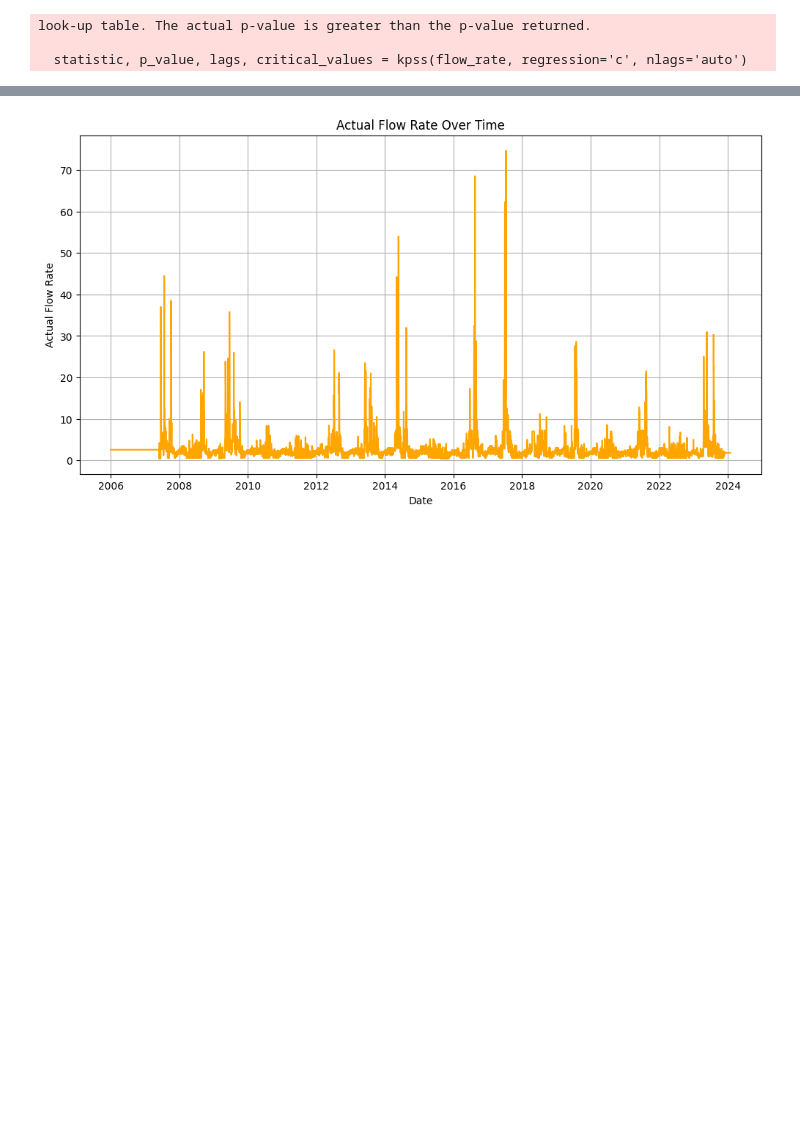
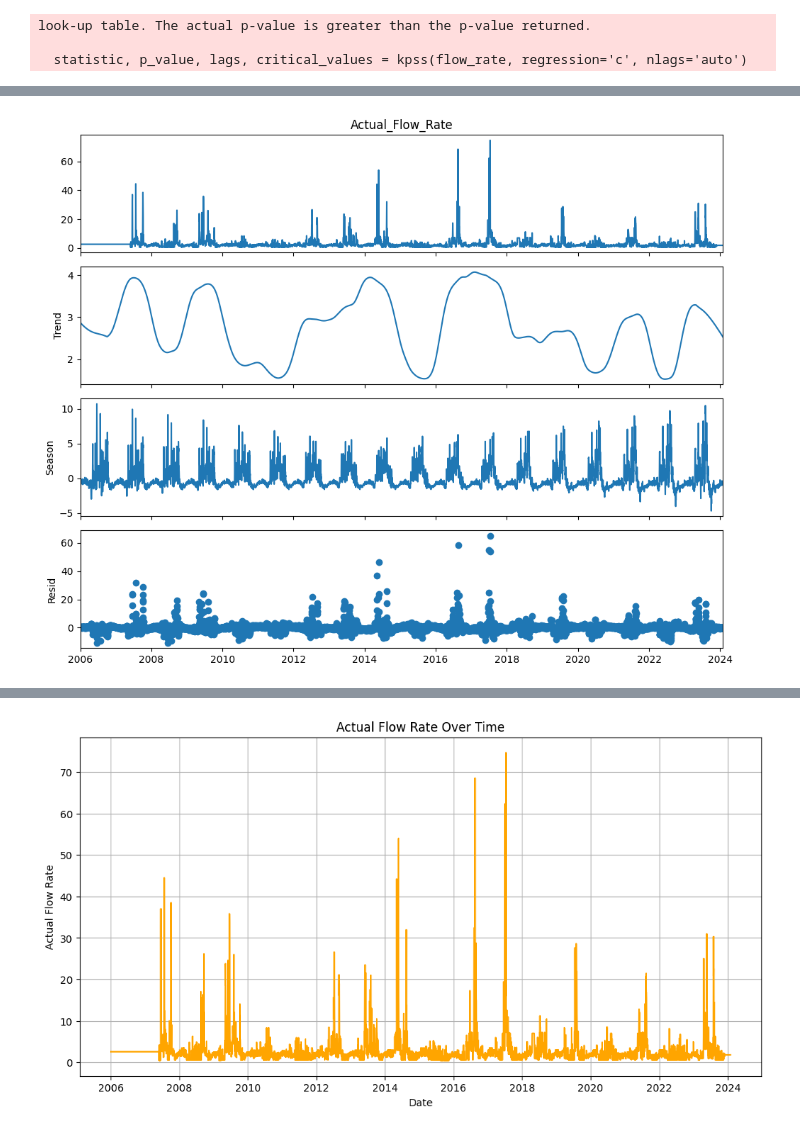
Before and after one commit to MohamamdAghaei/Acea-Smart-Water-Analytics, a Jupyter notebook: Big_Data_project_Water_Analytics.ipynb, the cells around one changed output, grey strips where cells are left out. Cells and saved outputs as stored; diff of their text form; code cells hidden in the pictures; blank space fills up the shorter version.

```diff
--- a/Big_Data_project_Water_Analytics.ipynb
+++ b/Big_Data_project_Water_Analytics.ipynb
@@ -227,0 +242,26 @@ Conclusion:
+# %%
+# prompt: do STL ddecomposition on Actual_Flow_Rate and plot the plots and consider the real Date from dataset
+
+from statsmodels.tsa.seasonal import STL
+
+# Set the 'Date' column as the index
+
+
+# Perform STL decomposition on 'Actual_Flow_Rate'
+# We need to specify the seasonal period. Assuming daily data with yearly seasonality (365 days)
+# You might need to adjust the seasonal parameter based on your data's actual seasonality.
+try:
+    stl = STL(df_indexed['Actual_Flow_Rate'], seasonal=365, period=365)
+    result = stl.fit()
+
+    # Plot the decomposition
+    fig = result.plot()
+    fig.set_size_inches(10, 8)
+    plt.tight_layout()
+    plt.show()
+
+except Exception as e:
+    print(f"Error during STL decomposition: {e}")
+    print("Please check the seasonal parameter and the data frequency.")
+# %% [output]
+[figure, added]
```
Also changed, not shown: parts of 4 cells of this notebook.
